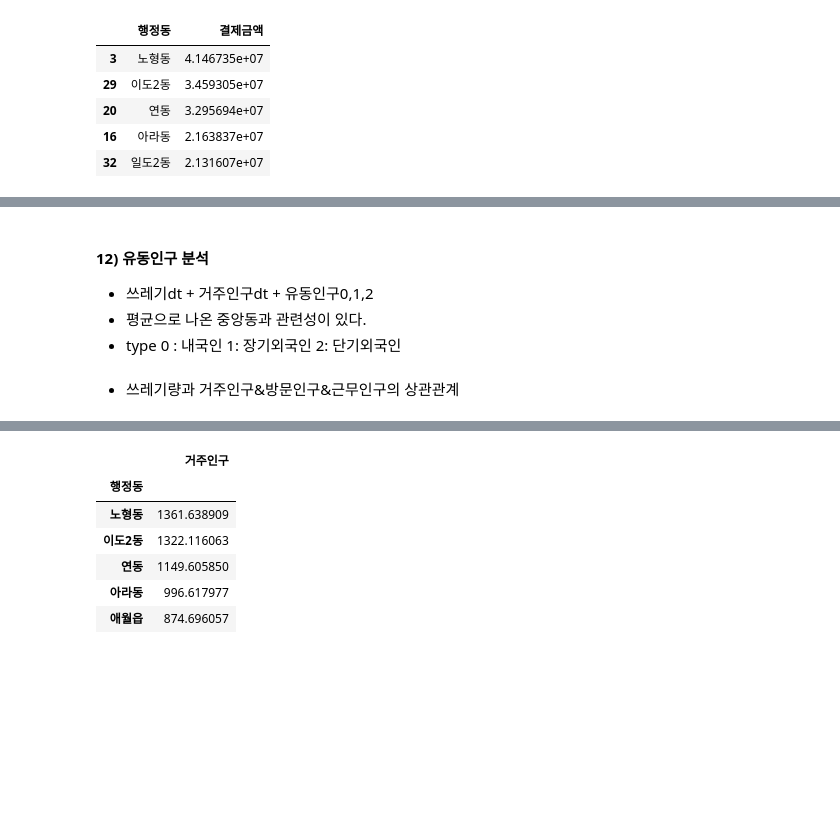
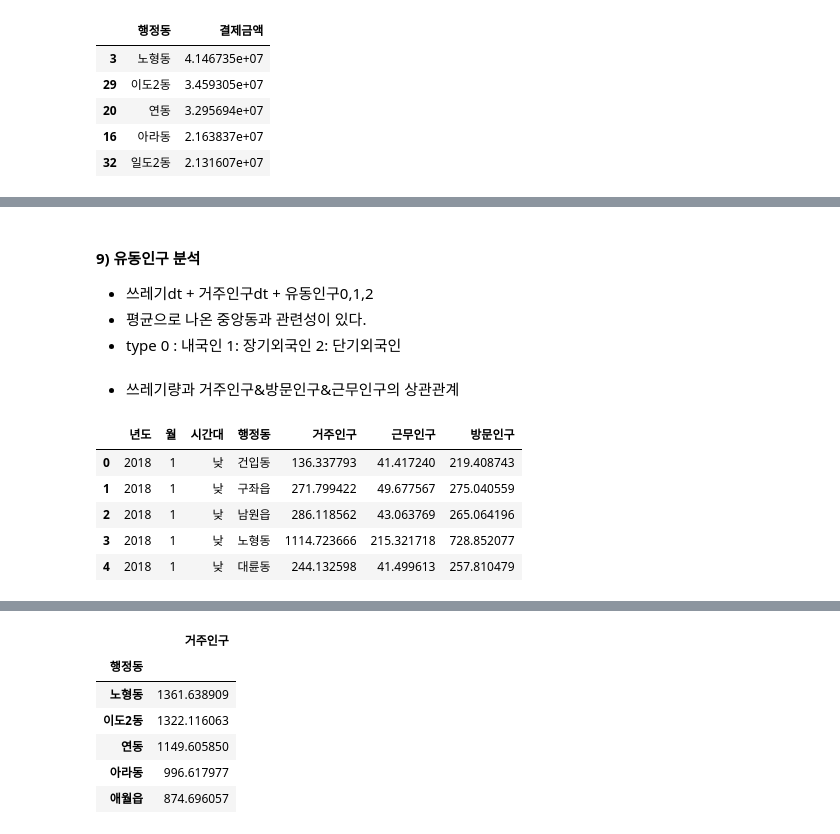
Before and after one commit to convin305/sum_daycon, a Jupyter notebook: [빅콘테스트]ECO제주/빅콘_정리.ipynb, the cells around one changed output, grey strips where cells are left out. Cells and saved outputs as stored; diff of their text form; code cells hidden in the pictures; blank space fills up the shorter version.

```diff
--- a/[빅콘테스트]ECO제주/빅콘_정리.ipynb
+++ b/[빅콘테스트]ECO제주/빅콘_정리.ipynb
@@ -729,13 +680,24 @@ plt.show()
 # %% [markdown]
-#### 12) 유동인구 분석
+#### 9) 유동인구 분석
 - 쓰레기dt + 거주인구dt + 유동인구0,1,2
 - 평균으로 나온 중앙동과 관련성이 있다.
 - type 0 : 내국인 1: 장기외국인 2: 단기외국인
 # %% [markdown]
 - 쓰레기량과 거주인구&방문인구&근무인구의 상관관계
+# %%
+korean['날짜'] = pd.to_datetime(korean['날짜'])
+korean['년도'] = korean.날짜.dt.year
+korean['월'] = korean.날짜.dt.month
 # %%
-n_move2 = pd.pivot_table(data=korean,index=['년', '월', '시간대', '행정동'],values=['거주인구','근무인구','방문인구'],aggfunc='mean').reset_index()
+n_move2 = pd.pivot_table(data=korean,index=['년도', '월', '시간대', '행정동'],values=['거주인구','근무인구','방문인구'],aggfunc='mean').reset_index()
 n_move2.head()
+# %% [output]
+|  | 년도 | 월 | 시간대 | 행정동 | 거주인구 | 근무인구 | 방문인구 |
+| 0 | 2018 | 1 | 낮 | 건입동 | 136.337793 | 41.417240 | 219.408743 |
+| 1 | 2018 | 1 | 낮 | 구좌읍 | 271.799422 | 49.677567 | 275.040559 |
+| 2 | 2018 | 1 | 낮 | 남원읍 | 286.118562 | 43.063769 | 265.064196 |
+| 3 | 2018 | 1 | 낮 | 노형동 | 1114.723666 | 215.321718 | 728.852077 |
+| 4 | 2018 | 1 | 낮 | 대륜동 | 244.132598 | 41.499613 | 257.810479 |
 # %%
 merge_pop5 = pd.merge(food_w2, n_move2)
 
```
Also changed, not shown: parts of 20 cells of this notebook.
